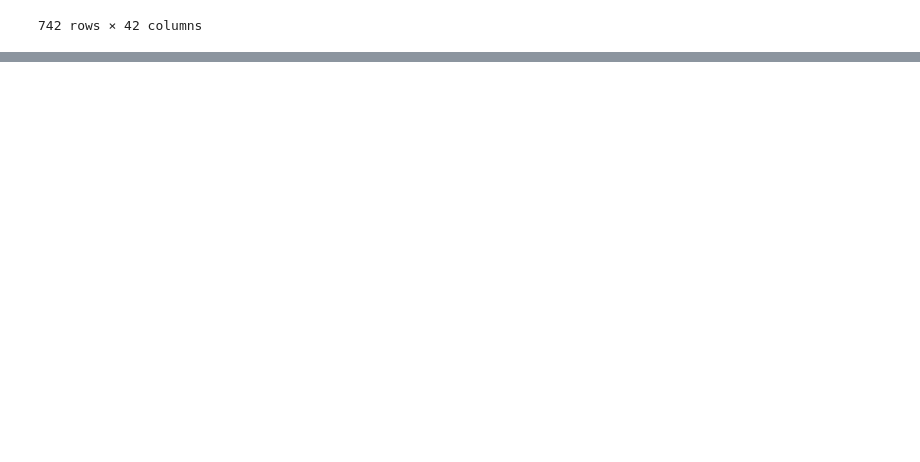
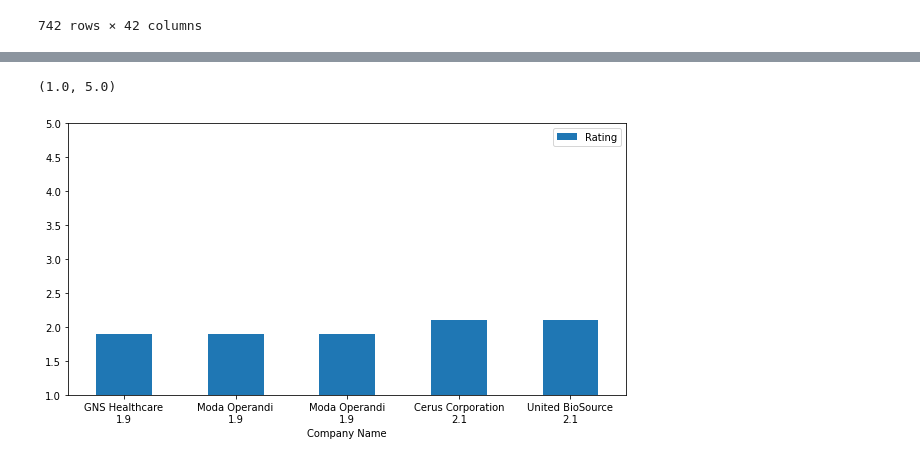
Before and after one commit to RunawayFromMeBby/Data-Science-Salary-Analysis, a Jupyter notebook: group_2_midterm_rankings.ipynb, the cells around one changed output, grey strips where cells are left out. Saved outputs shown, nothing was run; the diff lists cells and outputs as text; code cells hidden in the pictures; blank space fills up the shorter version.

```diff
--- a/group_2_midterm_rankings.ipynb
+++ b/group_2_midterm_rankings.ipynb
@@ -52,0 +55,3 @@ df.nsmallest(10, 'Rating')
+# %%
+df4 = df.nsmallest(5, 'Rating')
+df4
@@ -52,0 +71,6 @@ df.nsmallest(10, 'Rating')
+# %%
+ax2 = df4.plot.bar(x='Company Name', y='Rating', rot=0, figsize=(10,5))
+plt.ylim(1, 5)
+# %% [output]
+(1.0, 5.0)
+[figure, added]
```
Also changed, not shown: parts of 6 cells of this notebook.
